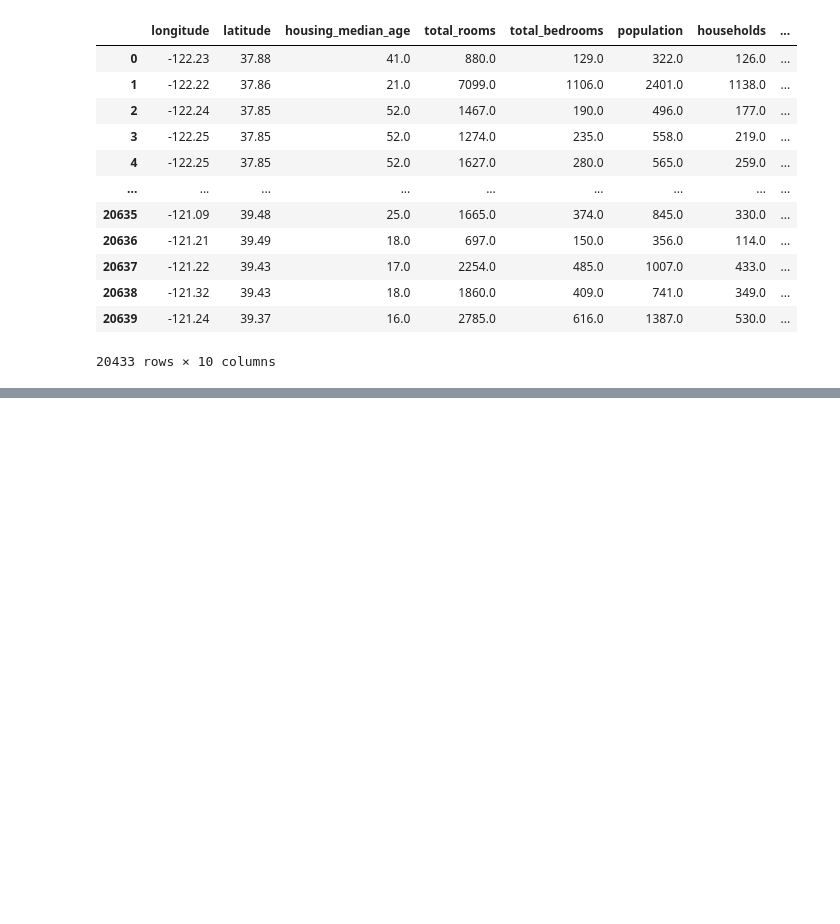
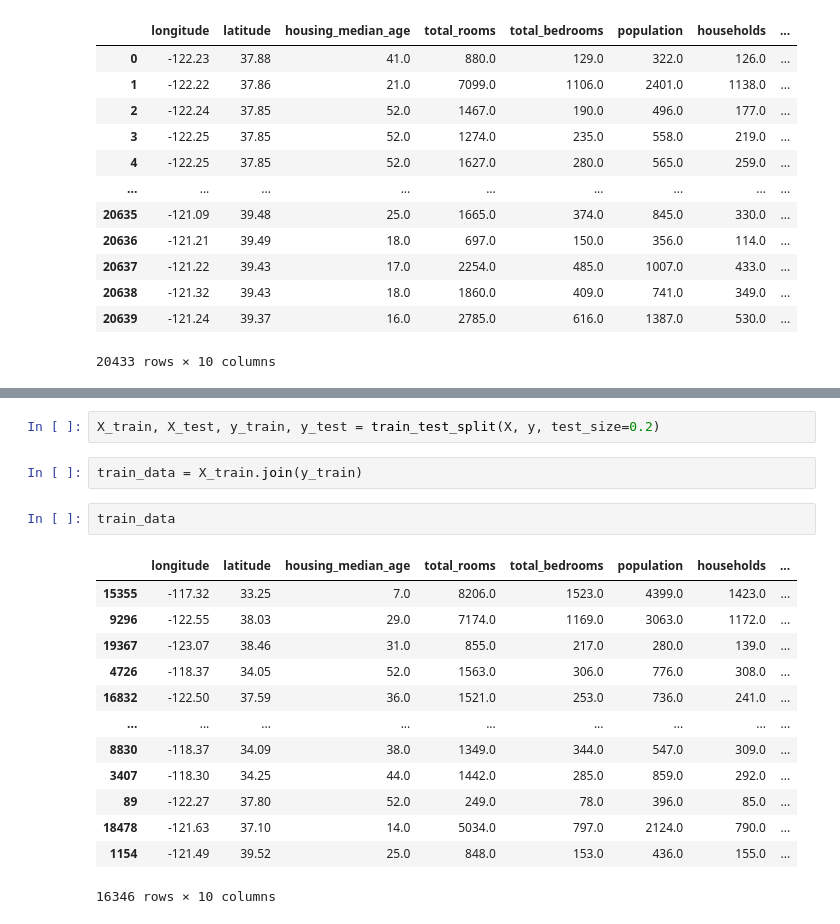
Before and after one commit to Shubham91999/House_Price_Prediction, a Jupyter notebook: Untitled-1.ipynb, the cells around one changed output, grey strips where cells are left out. Saved outputs shown, nothing was run; the diff lists cells and outputs as text; blank space fills up the shorter version.

```diff
--- a/Untitled-1.ipynb
+++ b/Untitled-1.ipynb
@@ -65,0 +124,20 @@ data
+# %%
+X_train, X_test, y_train, y_test = train_test_split(X, y, test_size=0.2)
+# %%
+train_data = X_train.join(y_train)
+# %%
+train_data
+# %% [output]
+|  | longitude | latitude | housing_median_age | total_rooms | total_bedrooms | population | households | ... |
+| 15355 | -117.32 | 33.25 | 7.0 | 8206.0 | 1523.0 | 4399.0 | 1423.0 | ... |
+| 9296 | -122.55 | 38.03 | 29.0 | 7174.0 | 1169.0 | 3063.0 | 1172.0 | ... |
+| 19367 | -123.07 | 38.46 | 31.0 | 855.0 | 217.0 | 280.0 | 139.0 | ... |
+| 4726 | -118.37 | 34.05 | 52.0 | 1563.0 | 306.0 | 776.0 | 308.0 | ... |
+| 16832 | -122.50 | 37.59 | 36.0 | 1521.0 | 253.0 | 736.0 | 241.0 | ... |
+| ... | ... | ... | ... | ... | ... | ... | ... | ... |
+| 8830 | -118.37 | 34.09 | 38.0 | 1349.0 | 344.0 | 547.0 | 309.0 | ... |
+| 3407 | -118.30 | 34.25 | 44.0 | 1442.0 | 285.0 | 859.0 | 292.0 | ... |
+| 89 | -122.27 | 37.80 | 52.0 | 249.0 | 78.0 | 396.0 | 85.0 | ... |
+| 18478 | -121.63 | 37.10 | 14.0 | 5034.0 | 797.0 | 2124.0 | 790.0 | ... |
+| 1154 | -121.49 | 39.52 | 25.0 | 848.0 | 153.0 | 436.0 | 155.0 | ... |
+16346 rows × 10 columns
```
Also changed, not shown: parts of 6 cells of this notebook.
